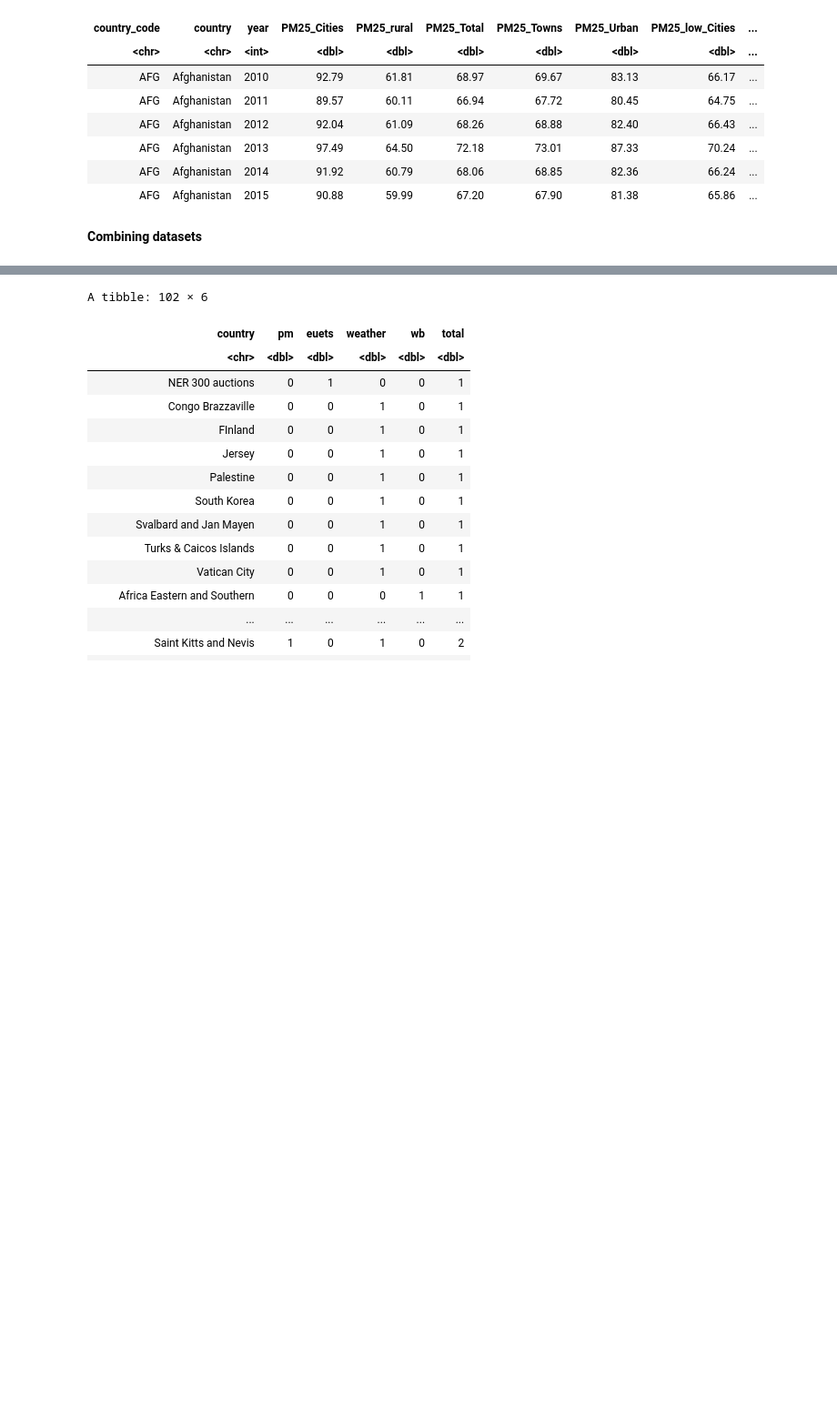
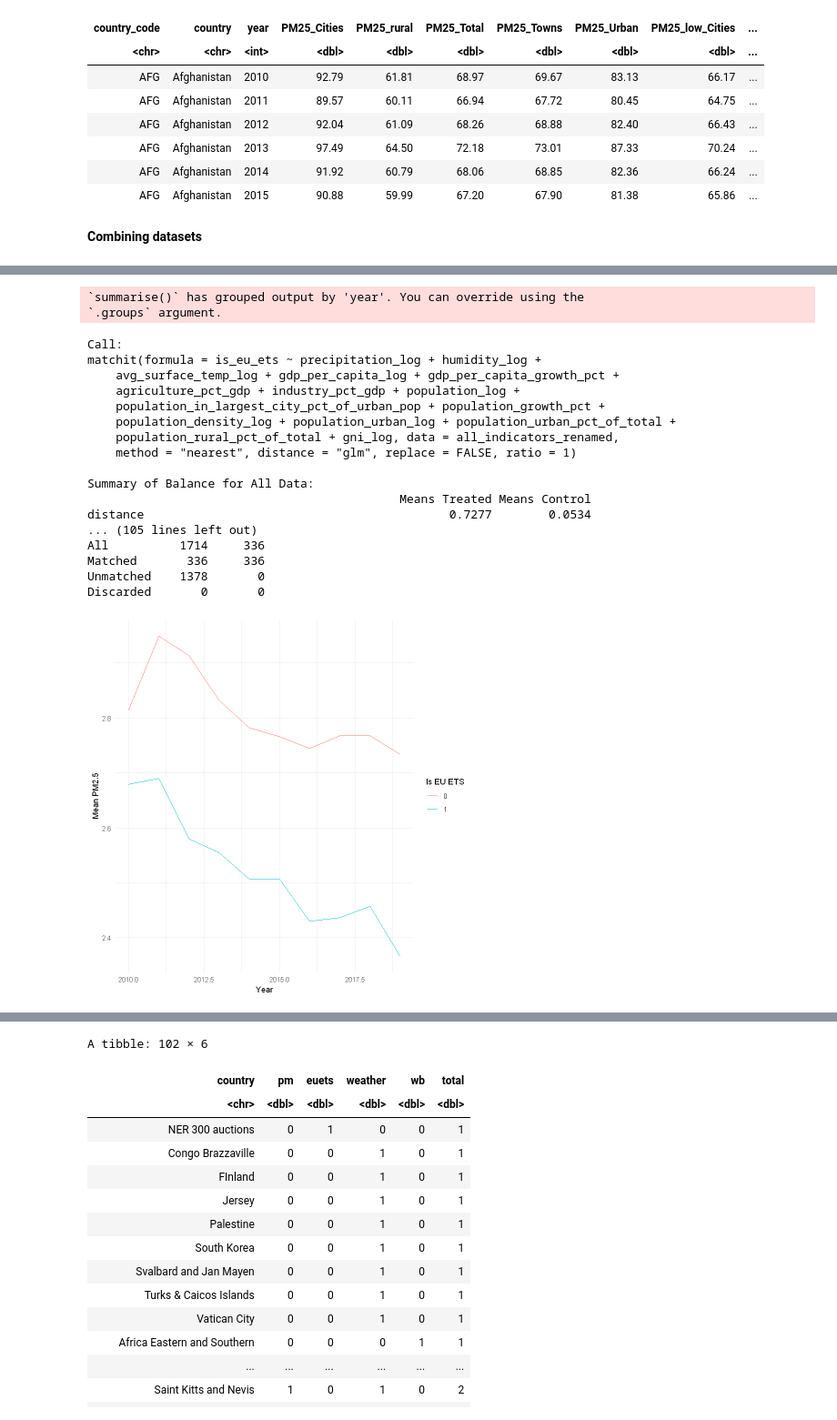
Before and after one commit to huseyinpolat-ds/UW_WNE_DSBA_Master_Thesis_437969, a Jupyter notebook: Thesis_EDA.ipynb, the cells around one changed output, grey strips where cells are left out. Shown at 91% size. Drawn from its saved outputs; the diff is of its cells as text; code cells hidden in the pictures; blank space fills up the shorter version.

```diff
--- a/Thesis_EDA.ipynb
+++ b/Thesis_EDA.ipynb
@@ -344,0 +395,64 @@ print(heatmap_plot)
+# %%
+#Using the mathcit function from MatchIt to match each smoker with a non-smoker (1 to 1 matching) based on
+#sex, indigeneity status, high school completion, marital status (partnered or not),
+#region of residence (major cities, inner regional, outer regional), language background (English speaking Yes/No)
+#and risky alcohol drinking (Yes/No)
+
+all_indicators_renamed$total_EUAs <- ifelse(is.na(all_indicators_renamed$total_EUAs),0,all_indicators$total_EUAs)
+
+all_indicators_renamed$is_eu_ets <- ifelse(all_indicators_renamed$total_EUAs>0,TRUE,FALSE)
+
+all_indicators_renamed[is.na(all_indicators_renamed)] <- 0
+
+match_obj <- matchit(is_eu_ets ~
+                      precipitation_log
+                      + humidity_log
+                      + avg_surface_temp_log
+                      + gdp_per_capita_log
+                      + gdp_per_capita_growth_pct + agriculture_pct_gdp
+                      + industry_pct_gdp + population_log + population_in_largest_city_pct_of_urban_pop + population_growth_pct
+                      + population_density_log + population_urban_log + population_urban_pct_of_total
+                      # + population_rural_log
+                      + population_rural_pct_of_total
+                       + gni_log
+  ,data = all_indicators_renamed, method = "nearest", distance ="glm",
+  ratio = 1,
+  replace = FALSE)
+
+matched_subset <-match.data(match_obj)
+
+summary_df <- matched_subset %>%
+  group_by(year, is_eu_ets) %>%
+  summarise(mean_pm25 = mean(log(PM25_Total)))
+
+# Plotting
+ggplot(summary_df, aes(x = year, y = mean_pm25, color = factor(is_eu_ets))) +
+  geom_line() +
+  labs(x = "Year", y = "Mean PM2.5", color = "Is EU ETS") +
+  theme_minimal()
+
+summary(match_obj)
+# #plotting the balance between smokers and non-smokers
+# plot(match_obj, type = "jitter", interactive = FALSE)
+# plot(summary(match_obj), abs = FALSE)
+# %% [output]
+`summarise()` has grouped output by 'year'. You can override using the
+`.groups` argument.
+Call:
+matchit(formula = is_eu_ets ~ precipitation_log + humidity_log +
+    avg_surface_temp_log + gdp_per_capita_log + gdp_per_capita_growth_pct +
+    agriculture_pct_gdp + industry_pct_gdp + population_log +
+    population_in_largest_city_pct_of_urban_pop + population_growth_pct +
+    population_density_log + population_urban_log + population_urban_pct_of_total +
+    population_rural_pct_of_total + gni_log, data = all_indicators_renamed,
+    method = "nearest", distance = "glm", replace = FALSE, ratio = 1)
+
+Summary of Balance for All Data:
+                                            Means Treated Means Control
+distance                                           0.7277        0.0534
+... (105 lines left out)
+All          1714     336
+Matched       336     336
+Unmatched    1378       0
+Discarded       0       0
+[figure, added]
```
Also changed, not shown: parts of 11 cells of this notebook.
